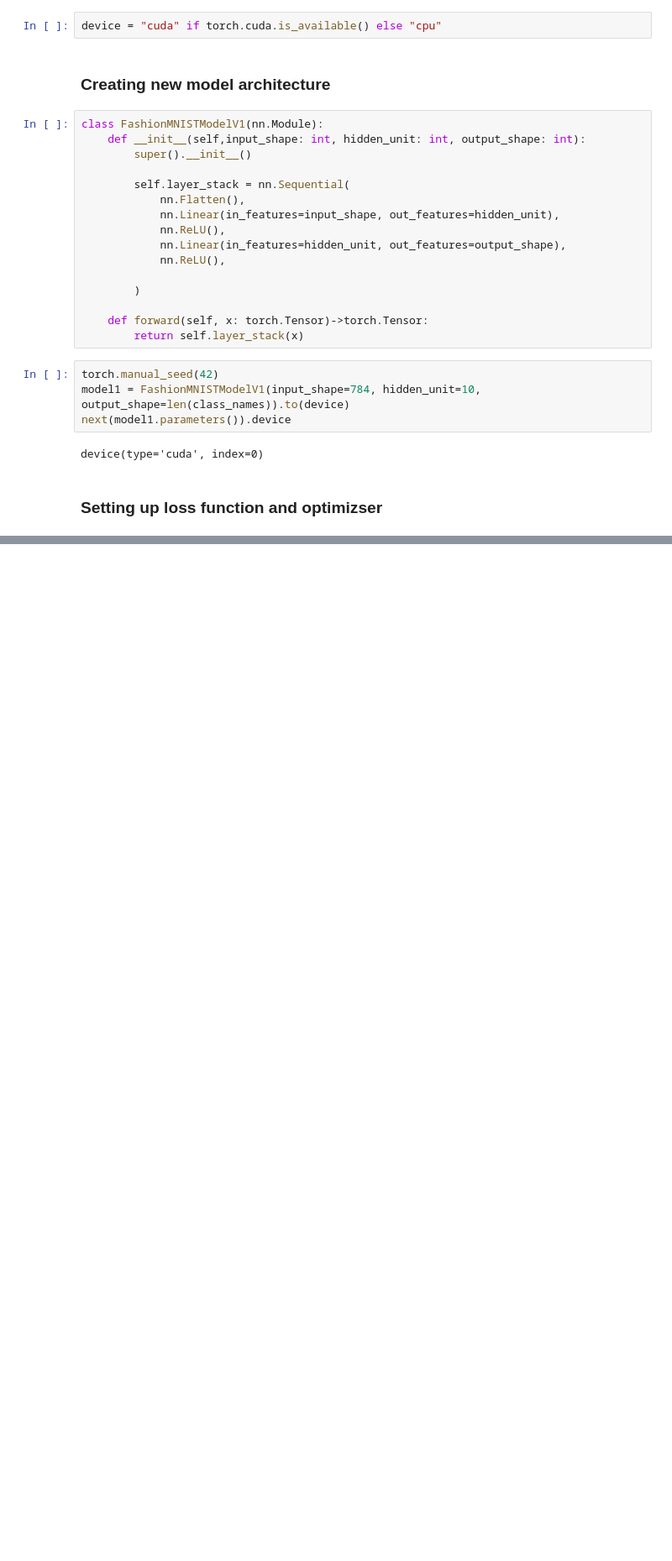
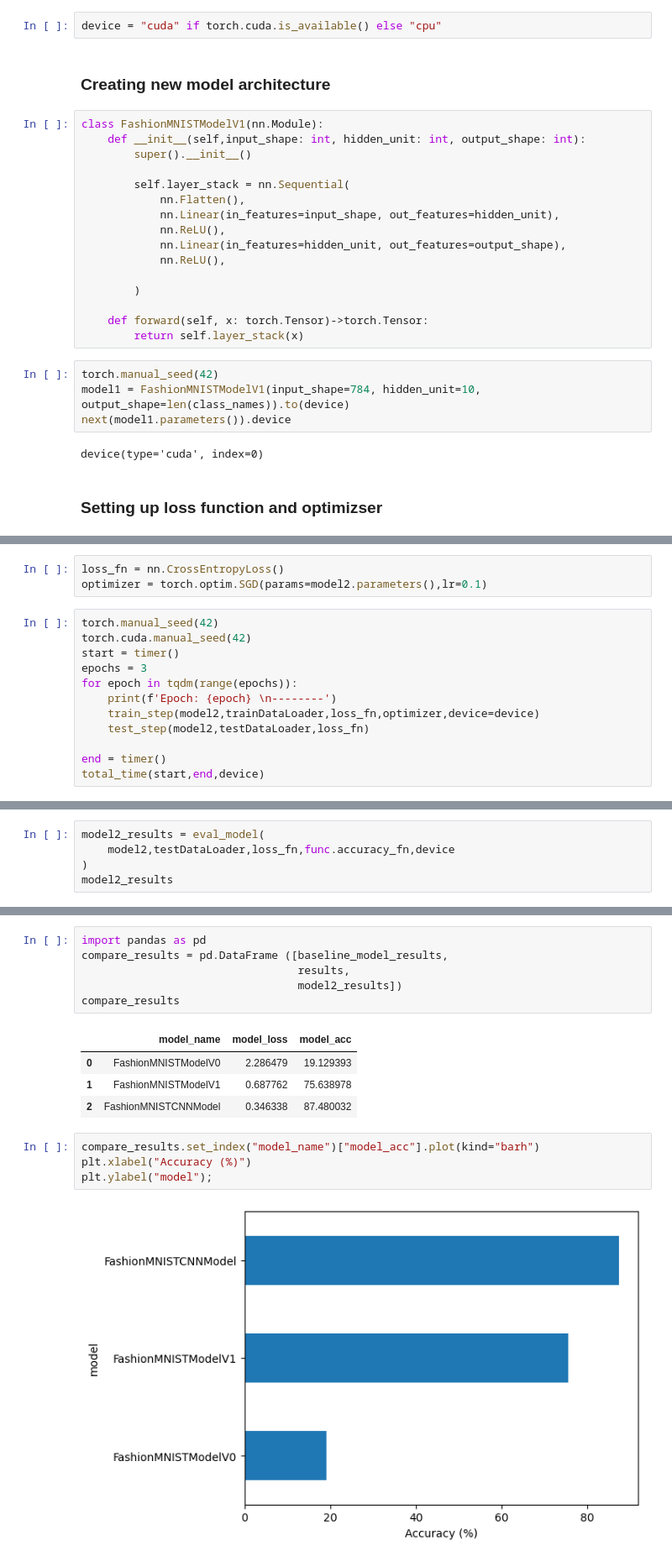
Before and after one commit to rrahulg/learning-ml, a Jupyter notebook: pytorch_vision.ipynb, the cells around one changed output, grey strips where cells are left out. Shown: that part at 84% size. Saved outputs shown, nothing was run; the diff lists cells and outputs as text; blank space fills up the shorter version.

```diff
--- a/pytorch_vision.ipynb
+++ b/pytorch_vision.ipynb
@@ -294,0 +470,15 @@ device(type='cuda', index=0)
+# %%
+loss_fn = nn.CrossEntropyLoss()
+optimizer = torch.optim.SGD(params=model2.parameters(),lr=0.1)
+# %%
+torch.manual_seed(42)
+torch.cuda.manual_seed(42)
+start = timer()
+epochs = 3
+for epoch in tqdm(range(epochs)):
+    print(f'Epoch: {epoch} \n--------')
+    train_step(model2,trainDataLoader,loss_fn,optimizer,device=device)
+    test_step(model2,testDataLoader,loss_fn)
+
+end = timer()
+total_time(start,end,device)
@@ -294,0 +499,5 @@ device(type='cuda', index=0)
+# %%
+model2_results = eval_model(
+    model2,testDataLoader,loss_fn,func.accuracy_fn,device
+)
+model2_results
@@ -294,0 +508,17 @@ device(type='cuda', index=0)
+# %%
+import pandas as pd
+compare_results = pd.DataFrame ([baseline_model_results,
+                                 results,
+                                 model2_results])
+compare_results
+# %% [output]
+|  | model_name | model_loss | model_acc |
+| 0 | FashionMNISTModelV0 | 2.286479 | 19.129393 |
+| 1 | FashionMNISTModelV1 | 0.687762 | 75.638978 |
+| 2 | FashionMNISTCNNModel | 0.346338 | 87.480032 |
+# %%
+compare_results.set_index("model_name")["model_acc"].plot(kind="barh")
+plt.xlabel("Accuracy (%)")
+plt.ylabel("model");
+# %% [output]
+[figure, added]
```
Also changed, not shown: parts of 19 cells of this notebook.
